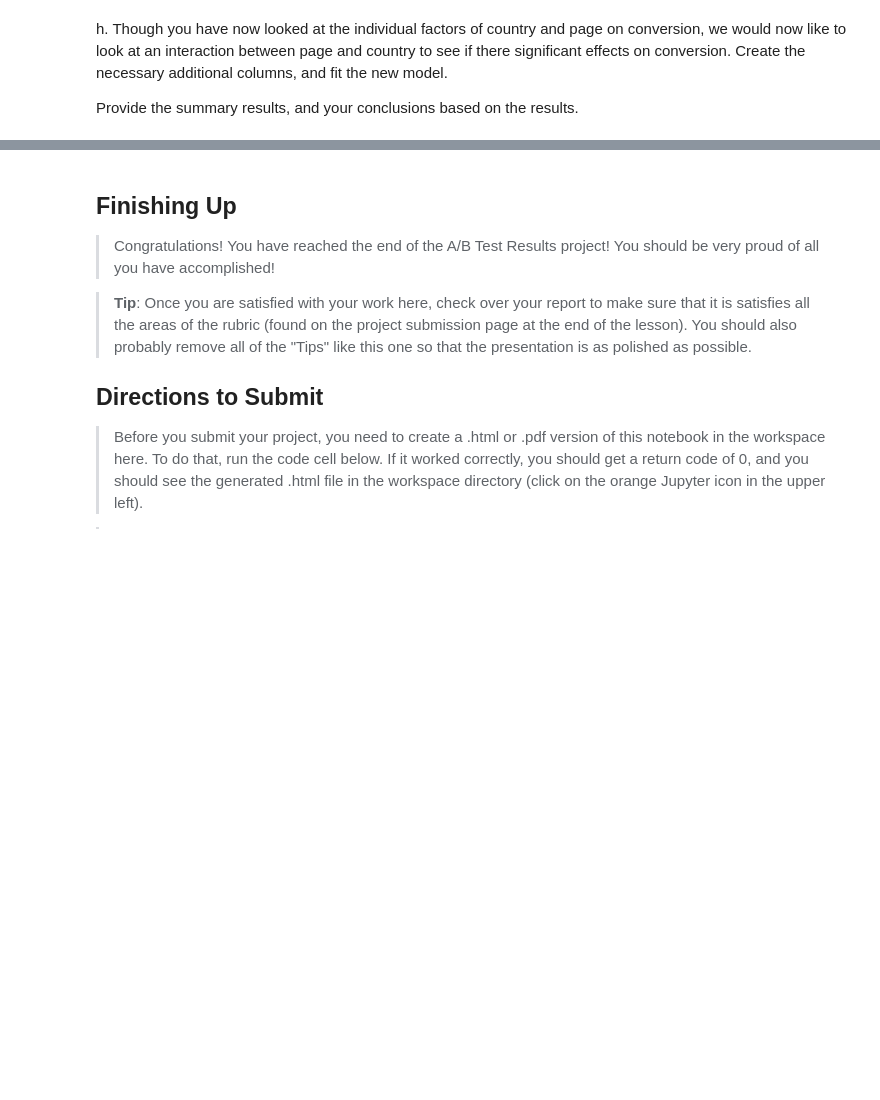
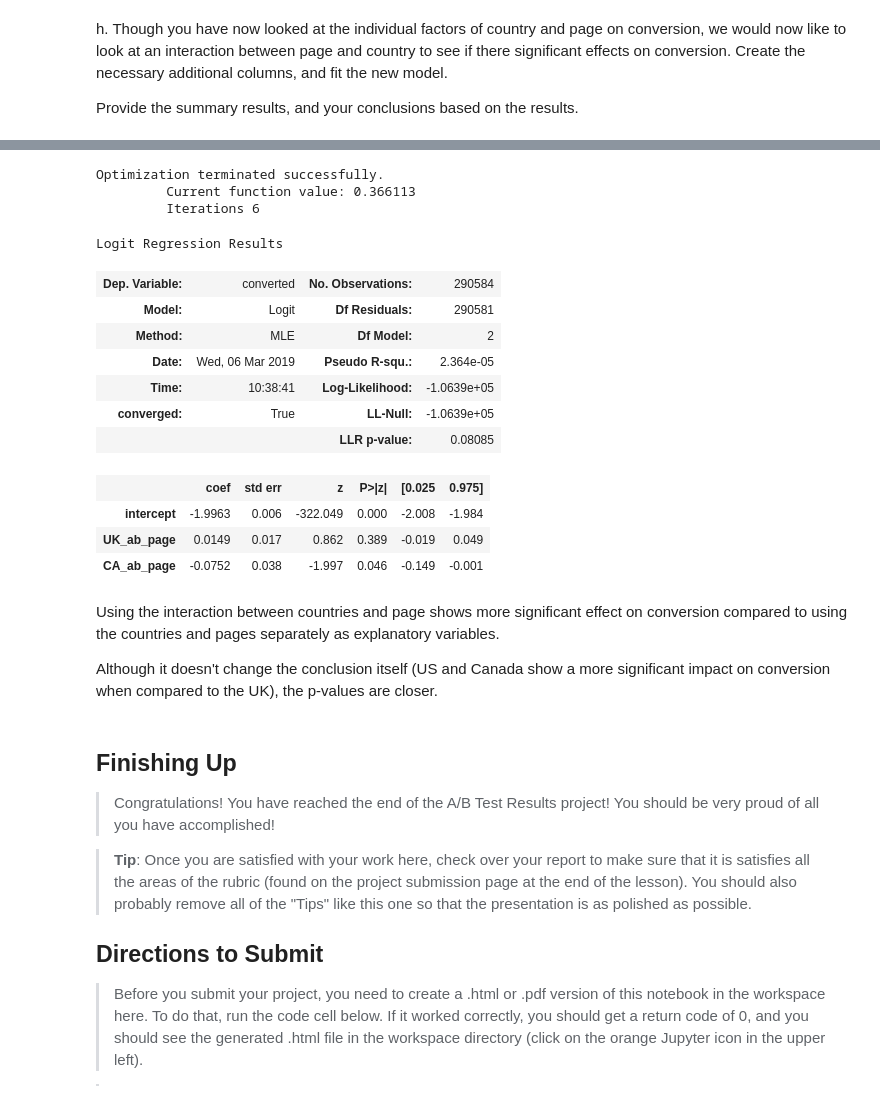
Before and after one commit to bthodla/danano, a Jupyter notebook: prj3/resubmission1/Analyze_ab_test_results_notebook.ipynb, the cells around one changed output, grey strips where cells are left out. Drawn from its saved outputs; the diff is of its cells as text; code cells hidden in the pictures; blank space fills up the shorter version.

```diff
--- a/prj3/resubmission1/Analyze_ab_test_results_notebook.ipynb
+++ b/prj3/resubmission1/Analyze_ab_test_results_notebook.ipynb
@@ -392,3 +406,31 @@ Adding country to the list of Explanatory variables had an impact on predicting
+# %%
+df3['UK_ab_page'] = df3['UK'] * df3['ab_page']
+df3['CA_ab_page'] = df3['CA'] * df3['ab_page']
+
+log_mdl_country_combined = sm.Logit(df3['converted'], df3[['intercept', 'UK_ab_page', 'CA_ab_page']])
+results_country_combined = log_mdl_country_combined.fit()
+
+results_country_combined.summary()
+# %% [output]
+Optimization terminated successfully.
+         Current function value: 0.366113
+         Iterations 6
+Logit Regression Results
+| Dep. Variable: | converted | No. Observations: | 290584 |
+| Model: | Logit | Df Residuals: | 290581 |
+| Method: | MLE | Df Model: | 2 |
+| Date: | Wed, 06 Mar 2019 | Pseudo R-squ.: | 2.364e-05 |
+| Time: | 10:38:41 | Log-Likelihood: | -1.0639e+05 |
+| converged: | True | LL-Null: | -1.0639e+05 |
+|  |  | LLR p-value: | 0.08085 |
+|  | coef | std err | z | P>|z| | [0.025 | 0.975] |
+| intercept | -1.9963 | 0.006 | -322.049 | 0.000 | -2.008 | -1.984 |
+| UK_ab_page | 0.0149 | 0.017 | 0.862 | 0.389 | -0.019 | 0.049 |
+| CA_ab_page | -0.0752 | 0.038 | -1.997 | 0.046 | -0.149 | -0.001 |
+# %% [markdown]
+Using the interaction between countries and page shows more significant effect on conversion compared to using the countries and pages separately as explanatory variables.
+
+Although it doesn't change the conclusion itself (US and Canada show a more significant impact on conversion when compared to the UK), the p-values are closer.
 # %% [markdown]
 <a id='conclusions'></a>
 ## Finishing Up
```
Also changed, not shown: parts of 14 cells of this notebook, 1 other file.
